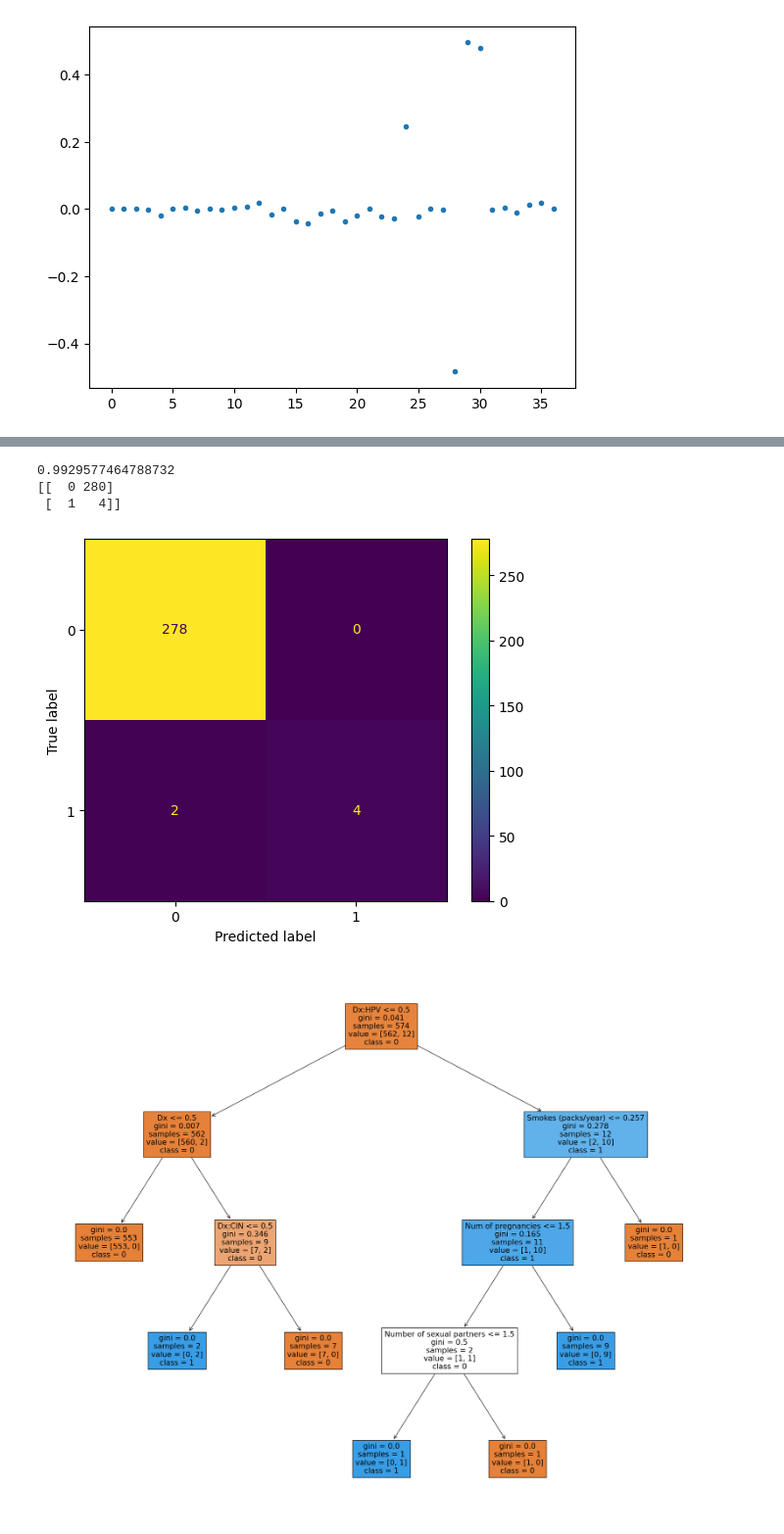
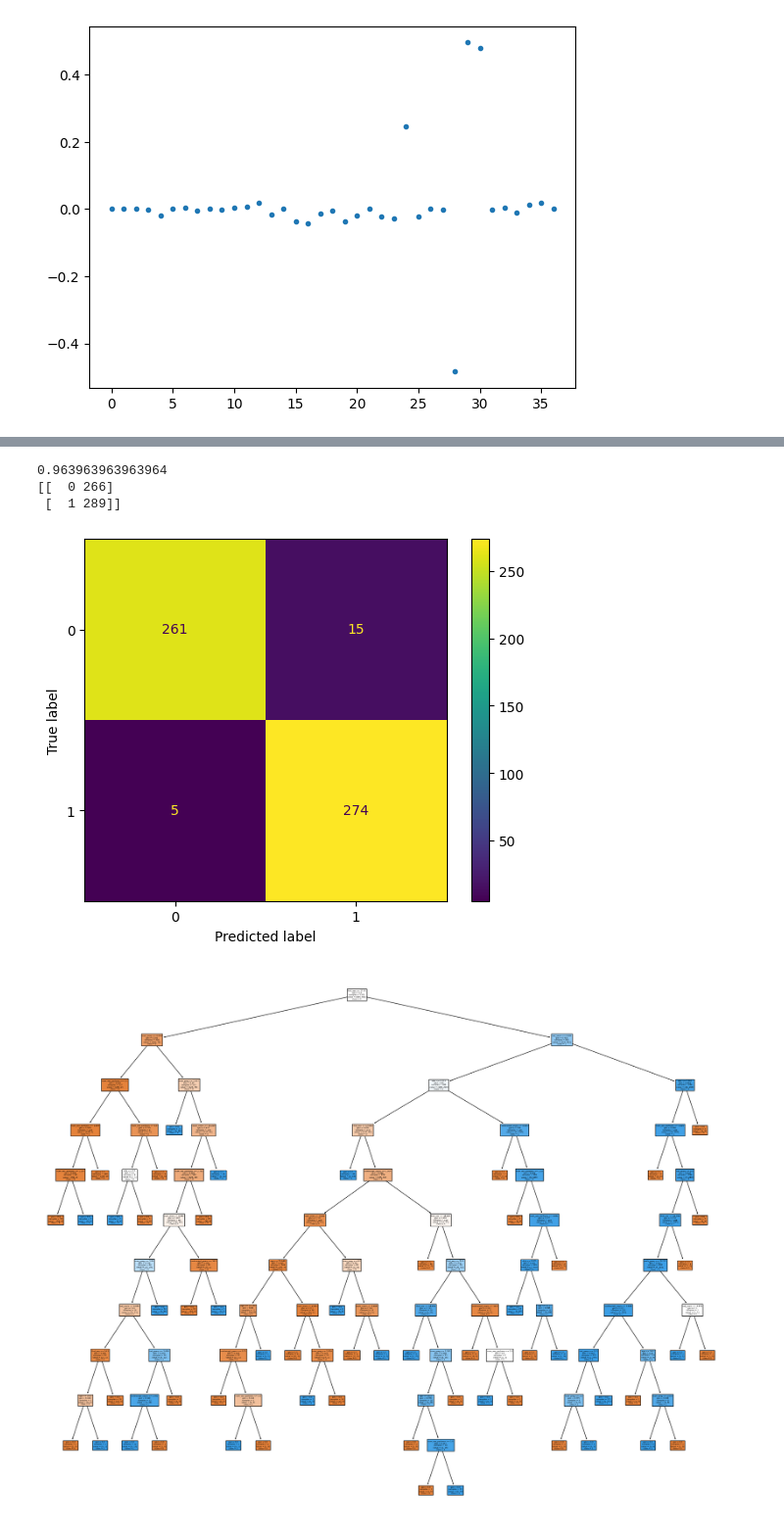
Before and after one commit to erinmcmahon26/Cervical_Cancer_Risk_Assessment, a Jupyter notebook: RiskFactorEDA.ipynb, the cells around one changed output, grey strips where cells are left out. Shown at 98% size. Cells and saved outputs as stored; diff of their text form; code cells hidden in the pictures.

Commit message:
Add SMOTE

```diff
--- a/RiskFactorEDA.ipynb
+++ b/RiskFactorEDA.ipynb
@@ -126,8 +158,9 @@ plt.plot(np.array(df['Age']),np.array(df['Number of sexual partners']),'.')
 [figure]
 # %%
 # trying linear regression to see which features contribute most
-X = df.drop(['Dx:Cancer'],axis=1)
-Y = df['Dx:Cancer']
+X = df.drop(['cancer'],axis=1)
+Y = df['cancer']
+y = Y.astype('int')
 
 reg = LinearRegression()
 reg.fit(X,Y)
@@ -181,0 +215,4 @@ Name: Dx:Cancer, dtype: Int64
+# %%
+f_select = X.drop(columns=['smoker','smoke_years','contracept','iud','stds_num','std_condy','std_cerv_condy','std_vag_condy','std_vulvperi_condy','std_syphilis','std_pid','std_herpes','std_molluscum','std_aids','std_hiv','std_hep_b','std_hpv','std_num_dx','std_time_first_dx','std_time_last_dx','cin','hpv','hinselmann','schiller','cytology','biopsy','total_std','total_tests','dx'])
+f_select = f_select.astype('float64')
+f_select.head()
@@ -182,6 +226,9 @@ Name: Dx:Cancer, dtype: Int64
+# %%
+# SMOTE stuff
+sm = SMOTE()
+new_X, new_Y = sm.fit_resample(f_select,y)
 # %%
-y = Y.astype('int')
-X_train, X_test, y_train, y_test = train_test_split(X, y, test_size=0.33, random_state=1)
+X_train, X_test, y_train, y_test = train_test_split(new_X, new_Y, test_size=0.33, random_state=1)
 tree = DecisionTreeClassifier()
 tree.fit(X_train,y_train)
 y_pred = tree.predict(X_test)
@@ -191,15 +238,15 @@ print(np.asarray((unique, counts)).T)
 cm = confusion_matrix(y_test,y_pred)
 cm_display = ConfusionMatrixDisplay(cm).plot()
 # %% [output]
-0.9929577464788732
-[[  0 280]
- [  1   4]]
+0.963963963963964
+[[  0 266]
+ [  1 289]]
-[figure, old version]
+[figure, new version]
 # %%
 fig = plt.figure(figsize=(25,20))
 _ = plot_tree(tree,
-                   feature_names=X.columns,
+                   feature_names=new_X.columns,
                    class_names=['0','1'],
                    filled=True)
 # %% [output]
-[figure, old version]
+[figure, new version]
```
Also changed, not shown: parts of 11 cells of this notebook.
